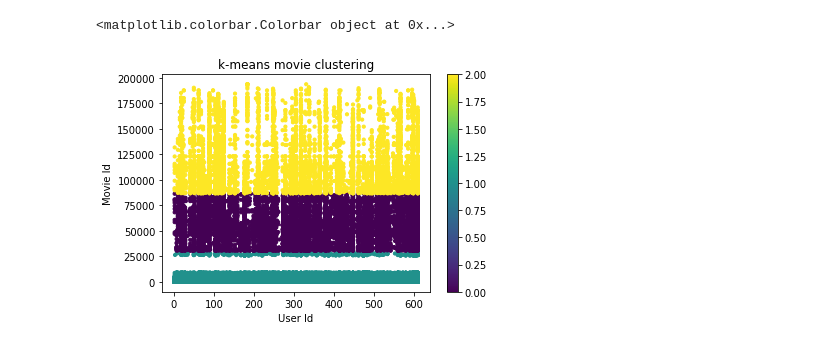
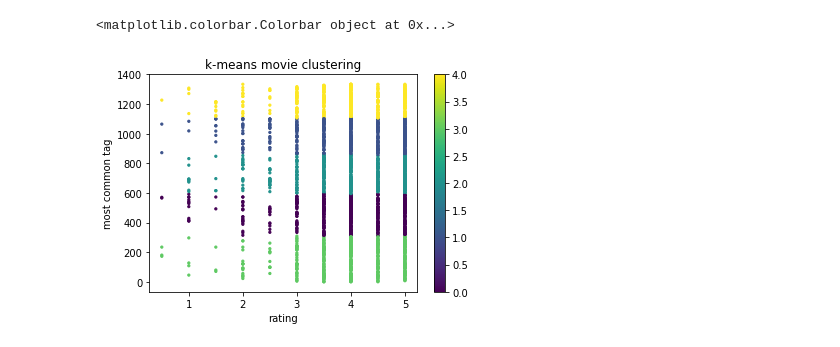
Before and after one commit to masonwilde/eecs_731_clustering, a Jupyter notebook: notebooks/Untitled.ipynb, the cells around one changed output. Saved outputs shown, nothing was run; the diff lists cells and outputs as text; code cells hidden in the pictures.

```diff
--- a/notebooks/Untitled.ipynb
+++ b/notebooks/Untitled.ipynb
@@ -23,32 +49,33 @@ data.head(5)
 # %%
 from sklearn.preprocessing import LabelEncoder
 enc = LabelEncoder()
-enc.fit(data['title'])
-data['title'] = enc.transform(data['title'])
+# enc.fit(data['title'])
+data['title'] = enc.fit_transform(data['title'])
 # %%
 from sklearn.cluster import KMeans
+labels_to_use = ['tag', 'rating' ]
 # k-means clustering
-def doKmeans(X, nclust=2):
+def kmeans(data, nclust=5):
     model = KMeans(nclust)
-    model.fit(X)
-    clust_labels = model.predict(X)
-    cent = model.cluster_centers_
-    return (clust_labels, cent)
+    model.fit(data[labels_to_use])
+    cluster_labels = model.predict(data[labels_to_use])
+    centers = model.cluster_centers_
+    return (cluster_labels, centers)
 
-cluster_labels, cent = doKmeans(data, 3)
+cluster_labels, centers = kmeans(data)
 kmeans = pd.DataFrame(cluster_labels)
 data.insert((data.shape[1]),'kmeans',kmeans)
 # %%
 import matplotlib.pyplot as plt
 fig = plt.figure()
 ax = fig.add_subplot(111)
 ax.set_title('k-means movie clustering')
-ax.set_xlabel('User Id')
-ax.set_ylabel('Movie Id')
-scatter = ax.scatter(data['userId'],data['movieId'],
-                     c=kmeans[0],s=10)
+ax.set_xlabel('rating')
+ax.set_ylabel('most common tag')
+scatter = ax.scatter(data['rating'],data['tag'],
+                     c=kmeans[0],s=5)
 
 print(plt.colorbar(scatter))
 # %% [output]
 <matplotlib.colorbar.Colorbar object at 0x...>
-[figure, old version]
+[figure, new version]
```
Also changed, not shown: parts of 5 cells of this notebook.
